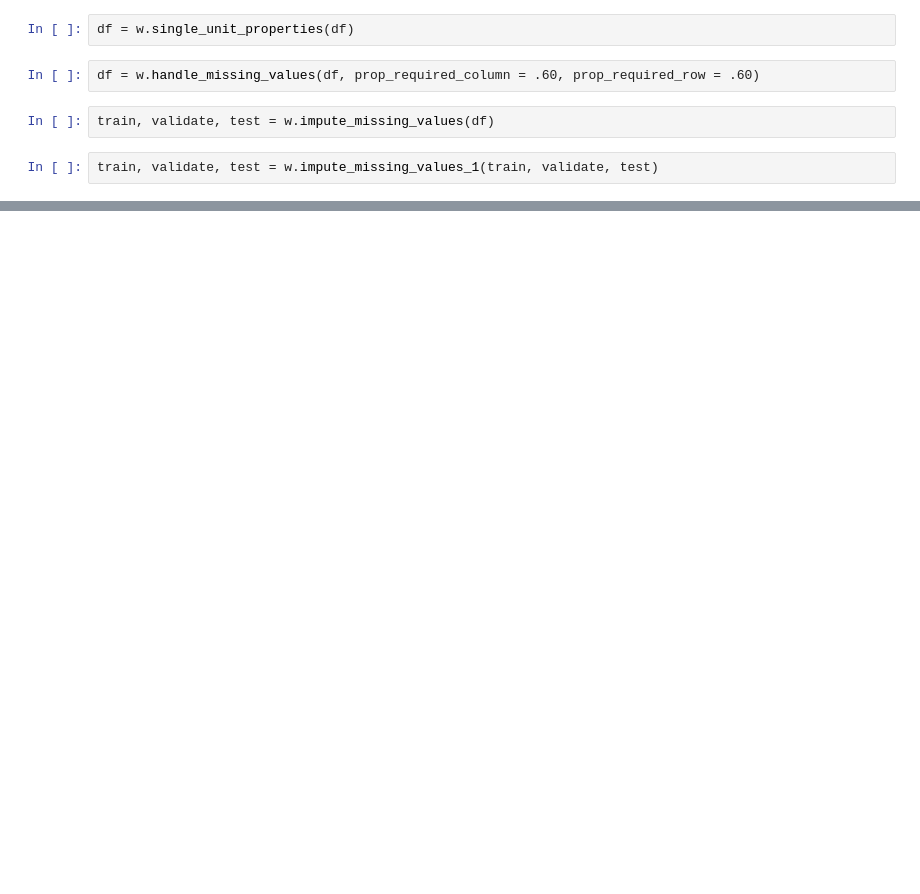
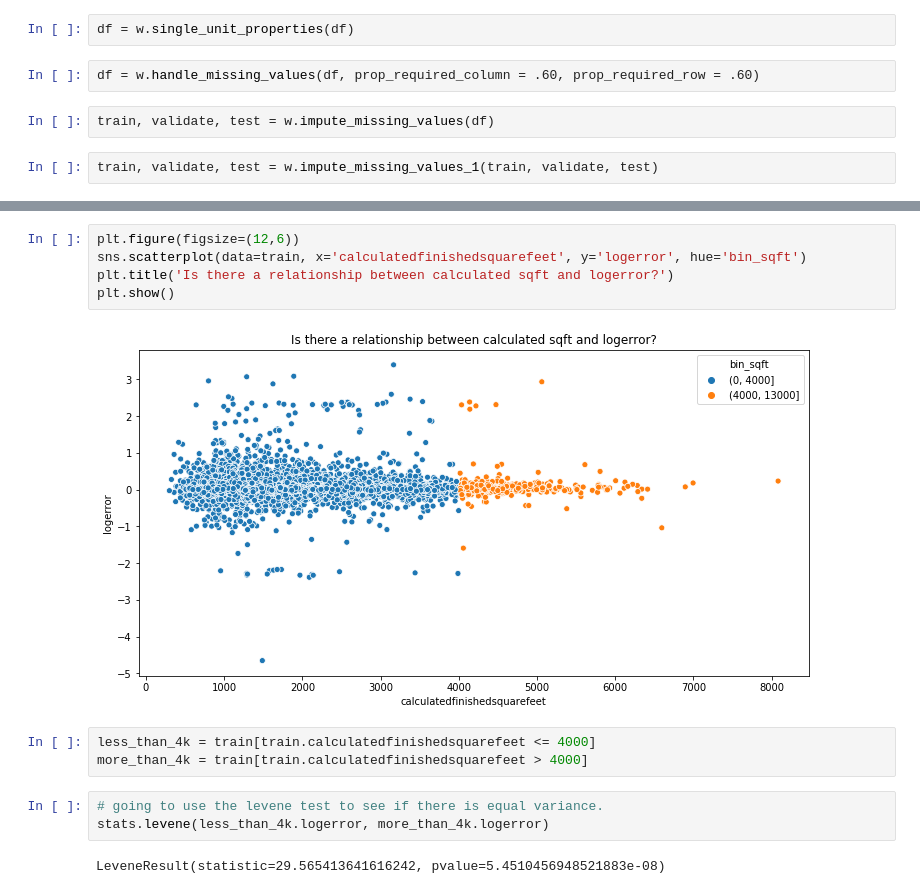
Before and after one commit to george887/clustering-exercises, a Jupyter notebook: explore_zillow.ipynb, the cells around one changed output, grey strips where cells are left out. Cells and saved outputs as stored; diff of their text form; blank space fills up the shorter version.

```diff
--- a/explore_zillow.ipynb
+++ b/explore_zillow.ipynb
@@ -108,0 +239,15 @@ Name: fips, dtype: int64
+# %%
+plt.figure(figsize=(12,6))
+sns.scatterplot(data=train, x='calculatedfinishedsquarefeet', y='logerror', hue='bin_sqft')
+plt.title('Is there a relationship between calculated sqft and logerror?')
+plt.show()
+# %% [output]
+[figure, added]
+# %%
+less_than_4k = train[train.calculatedfinishedsquarefeet <= 4000]
+more_than_4k = train[train.calculatedfinishedsquarefeet > 4000]
+# %%
+# going to use the levene test to see if there is equal variance.
+stats.levene(less_than_4k.logerror, more_than_4k.logerror)
+# %% [output]
+LeveneResult(statistic=29.565413641616242, pvalue=5.4510456948521883e-08)
```
Also changed, not shown: parts of 40 cells of this notebook, 2 other files.
